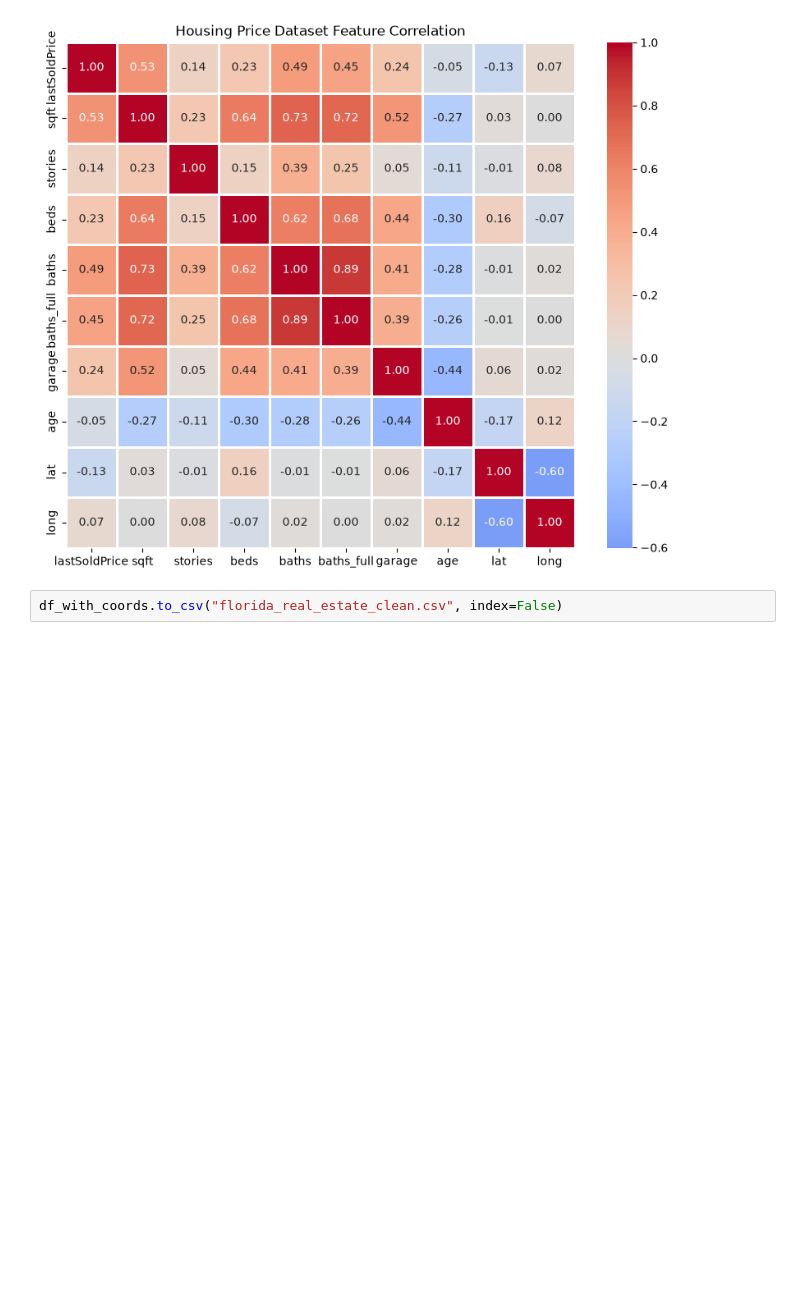
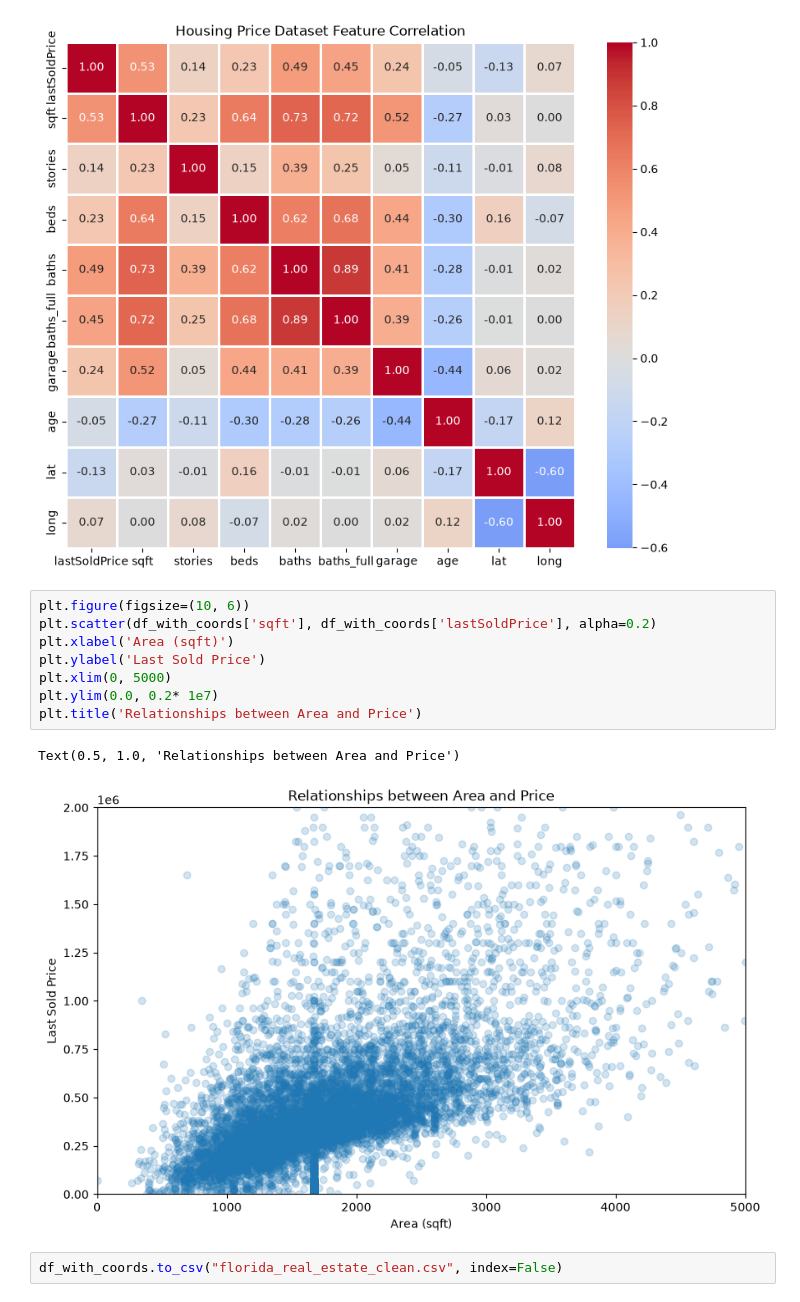
Before and after one commit to JeremiahIsGood/Atlantic-Project, a Jupyter notebook: data_preprocessing.ipynb, the cells around one changed output. Saved outputs shown, nothing was run; the diff lists cells and outputs as text; blank space fills up the shorter version.

```diff
--- a/data_preprocessing.ipynb
+++ b/data_preprocessing.ipynb
@@ -206,5 +206,16 @@ plt.title('Housing Price Dataset Feature Correlation')
 # %% [output]
 Text(0.5, 1.0, 'Housing Price Dataset Feature Correlation')
 [figure]
+# %%
+plt.figure(figsize=(10, 6))
+plt.scatter(df_with_coords['sqft'], df_with_coords['lastSoldPrice'], alpha=0.2)
+plt.xlabel('Area (sqft)')
+plt.ylabel('Last Sold Price')
+plt.xlim(0, 5000)
+plt.ylim(0.0, 0.2* 1e7)
+plt.title('Relationships between Area and Price')
+# %% [output]
+Text(0.5, 1.0, 'Relationships between Area and Price')
+[figure, added]
 # %%
 df_with_coords.to_csv("florida_real_estate_clean.csv", index=False)
```
Also changed, not shown: parts of 1 cell of this notebook, 1 other file.
